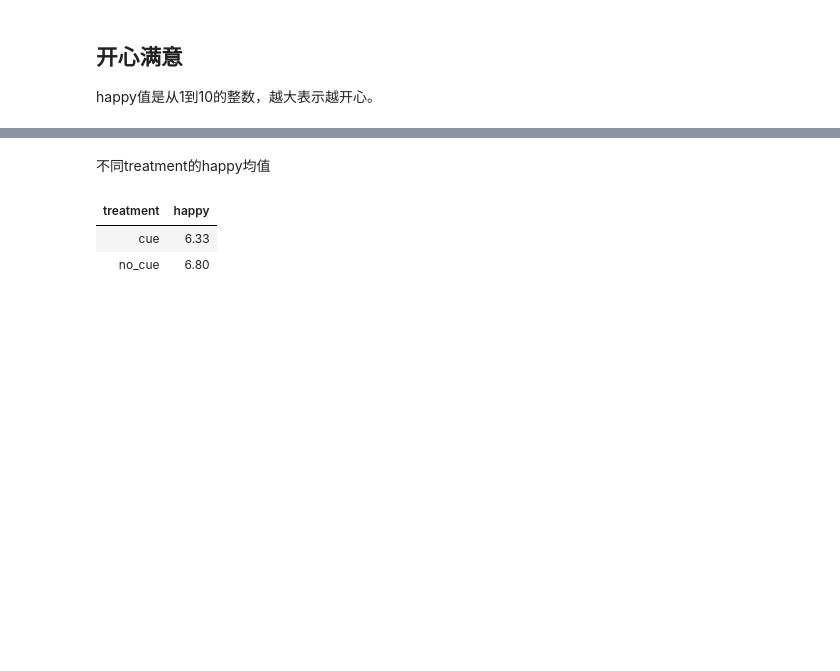
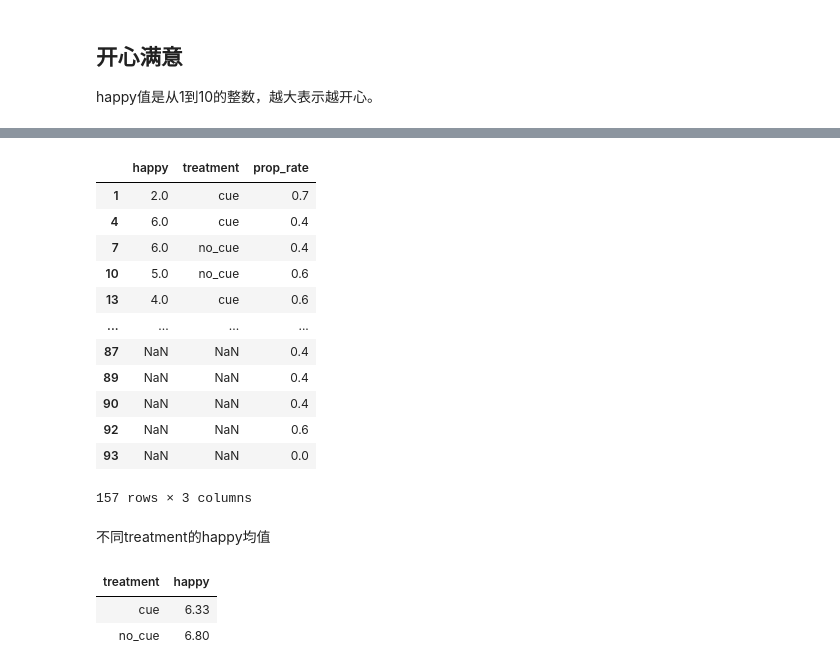
Before and after one commit to itsaquestion/otree5_common_prosperity_2, a Jupyter notebook: 数据分析/共同富裕实验数据分析.ipynb, the cells around one changed output, grey strips where cells are left out. Saved outputs shown, nothing was run; the diff lists cells and outputs as text; code cells hidden in the pictures; blank space fills up the shorter version.

```diff
--- a/数据分析/共同富裕实验数据分析.ipynb
+++ b/数据分析/共同富裕实验数据分析.ipynb
@@ -816,0 +838,5 @@ happy值是从1到10的整数，越大表示越开心。
+# %%
+prop_rate = ((df.app('ug').player().xs('role',axis=1,level=3) == '提议者')*1).mean(axis=1)
+prop_sum = ((df.app('ug').player().xs('role',axis=1,level=3) == '提议者')*1).sum(axis=1)
+prop_rate.name = 'prop_rate'
+prop_sum
@@ -819,2 +887,3 @@ happy = melt_app(df.app('demographics')).query('agent == "player"')['happy']
 # %%
-treament = melt_app(df.app('ug').rounds(1)).query('agent == "player"')['treatment']
+treatment = melt_app(df.app('ug').rounds(1)).query('agent == "player"')['treatment']
+treatment
@@ -821,5 +903,20 @@ treament = melt_app(df.app('ug').rounds(1)).query('agent == "player"')['treatmen
 # %%
-tmp_df = pd.concat([happy,treament],axis=1)
+tmp_df = pd.concat([happy,treatment,prop_rate],axis=1)
+tmp_df
+# %% [output]
+|  | happy | treatment | prop_rate |
+| 1 | 2.0 | cue | 0.7 |
+| 4 | 6.0 | cue | 0.4 |
+| 7 | 6.0 | no_cue | 0.4 |
+| 10 | 5.0 | no_cue | 0.6 |
+| 13 | 4.0 | cue | 0.6 |
+| ... | ... | ... | ... |
+| 87 | NaN | NaN | 0.4 |
+| 89 | NaN | NaN | 0.4 |
+| 90 | NaN | NaN | 0.4 |
+| 92 | NaN | NaN | 0.6 |
+| 93 | NaN | NaN | 0.0 |
+157 rows × 3 columns
 # %% [markdown]
 不同treatment的happy均值
 # %%
```
Also changed, not shown: parts of 7 cells of this notebook, 1 other file.
